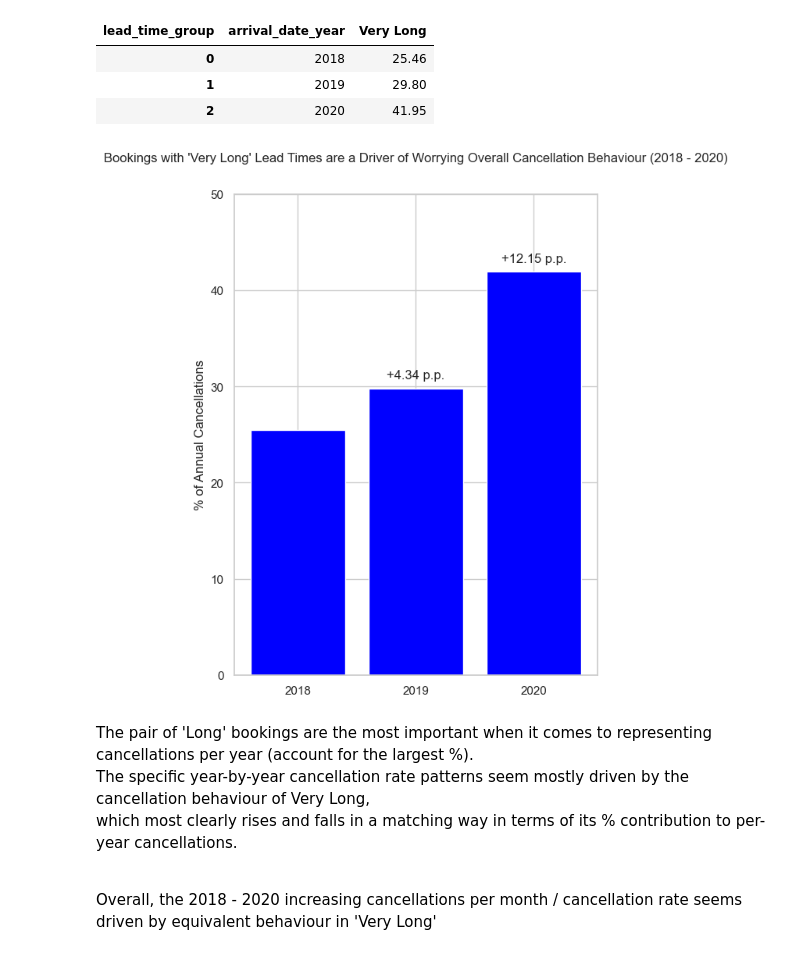
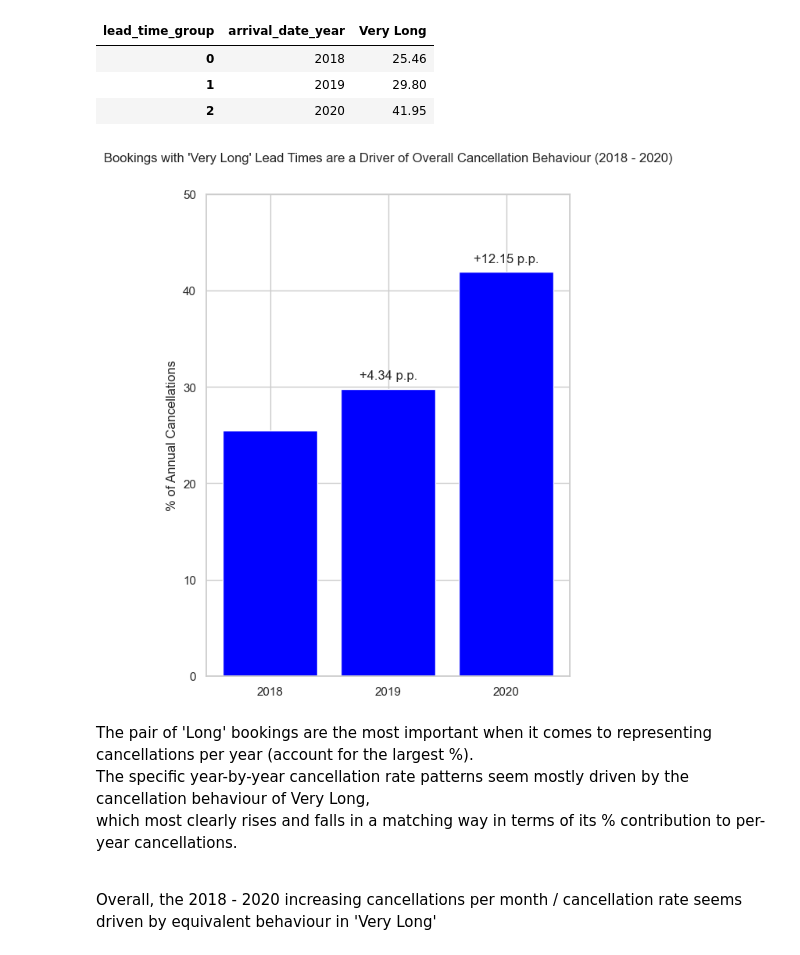
Before and after one commit to dngsus/data_analysis, a Jupyter notebook: 01 Hotel Bookings/01 Hotel v01.ipynb, the cells around one changed output. Cells and saved outputs as stored; diff of their text form; code cells hidden in the pictures.

Commit message:
Build Charts

```diff
--- a/01 Hotel Bookings/01 Hotel v01.ipynb
+++ b/01 Hotel Bookings/01 Hotel v01.ipynb
@@ -1267,23 +1269,24 @@ df_lead_grp_y_size_chart
 # %%
 years = df_lead_grp_y_size_chart["arrival_date_year"].astype(str) # otherwise gets treated as continuous number (decimals)
 values = df_lead_grp_y_size_chart["Very Long"]
 
 plt.figure(figsize = (6, 8))
 plt.bar(years, values, color = "blue")
-plt.title("Bookings with 'Very Long' Lead Times are a Driver of Worrying Overall Cancellation Behaviour (2018 - 2020)", pad = 30)
+plt.title("Bookings with 'Very Long' Lead Times are a Driver of Overall Cancellation Behaviour (2018 - 2020)", pad = 30)
 plt.ylabel('% of Annual Cancellations')
 plt.ylim(0, 50)
 
 for value in range(1, 3): # 1, 2
     diff = values.iloc[value] - values.iloc[value - 1]
     plt.annotate(f'+{diff:.2f} p.p.',
              xy=(years.iloc[value], values.iloc[value]), # positioning of annotation (x = '2020', y = value for 2020 i.e. top of bar)
              xytext=(years.iloc[value], values.iloc[value] + 1), # specific positioning of text (x = '2020', y = value for 2020 + extra)
              ha='center') # horizontal alignment of text
 
+plt.savefig("05_cancellation_increase_driven_by_long_ld_time.png", bbox_inches='tight')
 plt.show()
 # %% [output]
-[figure, old version]
+[figure, new version]
 # %% [markdown]
 The pair of 'Long' bookings are the most important when it comes to representing cancellations per year (account for the largest %).<br>
 The specific year-by-year cancellation rate patterns seem mostly driven by the cancellation behaviour of Very Long,<br>
```
Also changed, not shown: parts of 34 cells of this notebook, 7 other files.
